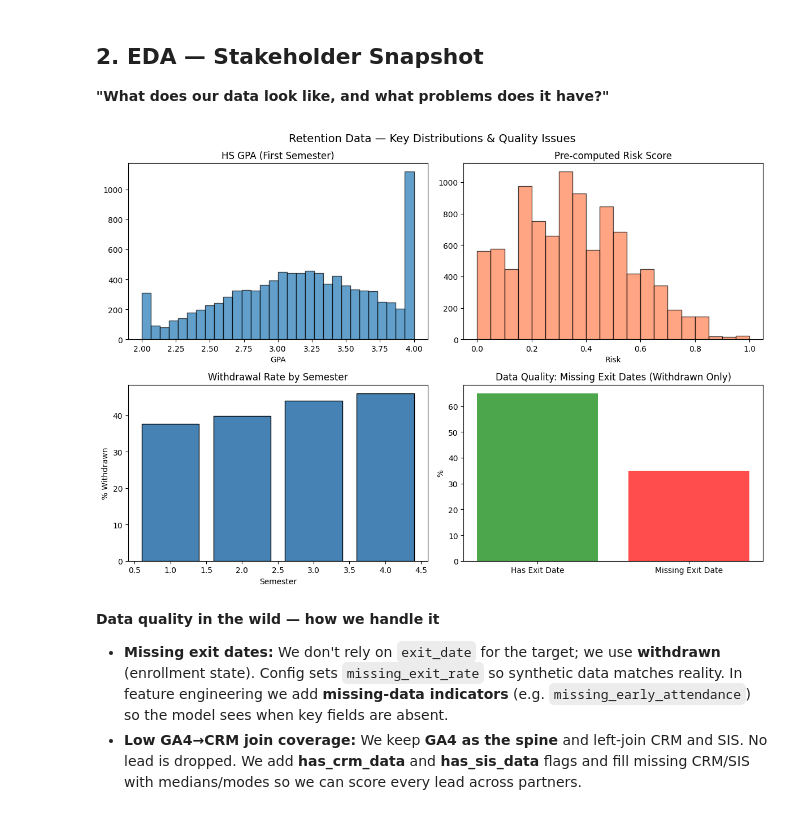
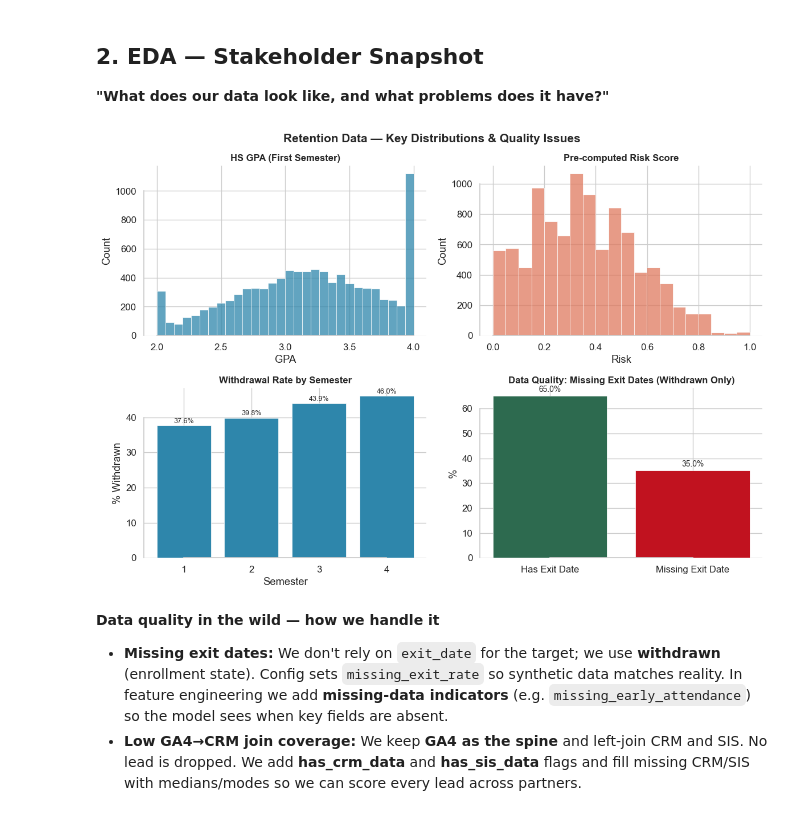
Before and after one commit to cdtalley/Student-Prediction, a Jupyter notebook: notebooks/stakeholder_demo.ipynb, the cells around one changed output. Saved outputs shown, nothing was run; the diff lists cells and outputs as text; code cells hidden in the pictures.

```diff
--- a/notebooks/stakeholder_demo.ipynb
+++ b/notebooks/stakeholder_demo.ipynb
@@ -156,3 +172,29 @@ Lead enrollment rate: 15.0%
+# %%
+# Visual: single partner vs multi-partner — why retention needed this
+fig, ax = plt.subplots(1, 1, figsize=(10, 3))
+ax.set_xlim(0, 10); ax.set_ylim(0, 2); ax.axis("off")
+from matplotlib.patches import FancyBboxPatch
+# Left: 1 partner → thin data → not viable
+ax.text(0.5, 1.5, "1 partner", fontsize=11, fontweight="700", ha="center")
+box = FancyBboxPatch((0.1, 0.5), 1.8, 0.65, boxstyle="round,pad=0.03", facecolor=PALETTE["coral"], edgecolor="white", alpha=0.9)
+ax.add_patch(box)
+ax.text(1.0, 0.825, "Insufficient\nstudent-semester\nvolume", fontsize=9, ha="center", va="center", color="white", fontweight="600")
+ax.annotate("", xy=(2.4, 0.825), xytext=(1.9, 0.825), arrowprops=dict(arrowstyle="->", color="gray", lw=2))
+box2 = FancyBboxPatch((2.5, 0.5), 1.6, 0.65, boxstyle="round,pad=0.03", facecolor=PALETTE["danger"], edgecolor="white", alpha=0.9)
+ax.add_patch(box2)
+ax.text(3.3, 0.825, "Retention model\nnot viable", fontsize=9, ha="center", va="center", color="white", fontweight="600")
+# Right: N partners → pooled data → viable
+ax.text(5.8, 1.5, "N partners (config-driven)", fontsize=11, fontweight="700", ha="center")
+box3 = FancyBboxPatch((4.6, 0.5), 2.0, 0.65, boxstyle="round,pad=0.03", facecolor=PALETTE["teal"], edgecolor="white", alpha=0.9)
+ax.add_patch(box3)
+ax.text(5.6, 0.825, "Pooled data,\nsame code & config", fontsize=9, ha="center", va="center", color="white", fontweight="600")
+ax.annotate("", xy=(7.5, 0.825), xytext=(6.6, 0.825), arrowprops=dict(arrowstyle="->", color="gray", lw=2))
+box4 = FancyBboxPatch((7.6, 0.5), 1.9, 0.65, boxstyle="round,pad=0.03", facecolor=PALETTE["success"], edgecolor="white", alpha=0.9)
+ax.add_patch(box4)
+ax.text(8.55, 0.825, "Viable, production-\nready retention model", fontsize=9, ha="center", va="center", color="white", fontweight="600")
+ax.set_title("Single partner vs multi-partner: why we designed for N partners from day one", fontsize=12, fontweight="600", pad=12)
+plt.tight_layout()
+plt.show()
 # %% [markdown]
 **Multi-partner config & run recording (lifecycle model dev)**
 
@@ -187,40 +284,45 @@ print(f"  - {run_log_path}  (run metadata for audit)")
 
 **"What does our data look like, and what problems does it have?"**
 # %%
-# Retention: key distributions
+# Retention: key distributions — publication-style
 fig, axes = plt.subplots(2, 2, figsize=(12, 8))
 first_sem = retention_df[retention_df["semester"] == 1]
 
-axes[0,0].hist(first_sem["gpa_high_school"], bins=30, edgecolor="black", alpha=0.7)
+sns.histplot(first_sem["gpa_high_school"], bins=30, color=PALETTE["teal"], edgecolor="white", linewidth=0.5, ax=axes[0,0])
 axes[0,0].set_title("HS GPA (First Semester)")
 axes[0,0].set_xlabel("GPA")
 
-axes[0,1].hist(first_sem["risk_score"], bins=20, edgecolor="black", alpha=0.7, color="coral")
+sns.histplot(first_sem["risk_score"], bins=20, color=PALETTE["coral"], edgecolor="white", linewidth=0.5, ax=axes[0,1])
 axes[0,1].set_title("Pre-computed Risk Score")
 axes[0,1].set_xlabel("Risk")
 
 withdrawn_by_sem = retention_df.groupby("semester").agg(
     students=("student_id", "nunique"),
     withdrawn=("withdrawn", "sum")
 ).reset_index()
 withdrawn_by_sem["rate"] = withdrawn_by_sem["withdrawn"] / withdrawn_by_sem["students"] * 100
-axes[1,0].bar(withdrawn_by_sem["semester"], withdrawn_by_sem["rate"], color="steelblue", edgecolor="black")
+bars0 = axes[1,0].bar(withdrawn_by_sem["semester"], withdrawn_by_sem["rate"], color=PALETTE["teal"], edgecolor="white", linewidth=0.5)
+for b, r in zip(bars0, withdrawn_by_sem["rate"]):
+    axes[1,0].text(b.get_x() + b.get_width()/2, b.get_height() + 0.3, f"{r:.1f}%", ha="center", va="bottom", fontsize=9)
 axes[1,0].set_title("Withdrawal Rate by Semester")
 axes[1,0].set_xlabel("Semester")
 axes[1,0].set_ylabel("% Withdrawn")
 
 missing_exit = retention_df[retention_df["withdrawn"]==1]
 missing_pct = missing_exit["exit_date"].isna().mean() * 100 if len(missing_exit) > 0 else 0
-axes[1,1].bar(["Has Exit Date", "Missing Exit Date"],
-              [100-missing_pct, missing_pct], color=["green", "red"], alpha=0.7)
+vals = [100 - missing_pct, missing_pct]
+bars1 = axes[1,1].bar(["Has Exit Date", "Missing Exit Date"], vals, color=[PALETTE["success"], PALETTE["danger"]], edgecolor="white", linewidth=0.5)
+for b, v in zip(bars1, vals):
+    axes[1,1].text(b.get_x() + b.get_width()/2, b.get_height() + 1, f"{v:.1f}%", ha="center", va="bottom", fontsize=10)
 axes[1,1].set_title("Data Quality: Missing Exit Dates (Withdrawn Only)")
 axes[1,1].set_ylabel("%")
+for ax in axes.flat:
+    sns.despine(trim=True, ax=ax)
 plt.tight_layout()
 plt.suptitle("Retention Data — Key Distributions & Quality Issues", y=1.02, fontsize=15, fontweight="600")
-sns.despine(trim=True)
 plt.show()
 # %% [output]
-[figure, old version]
+[figure, new version]
 # %% [markdown]
 **Data quality in the wild — how we handle it**
 
```
Also changed, not shown: parts of 27 cells of this notebook, 6 other files.
